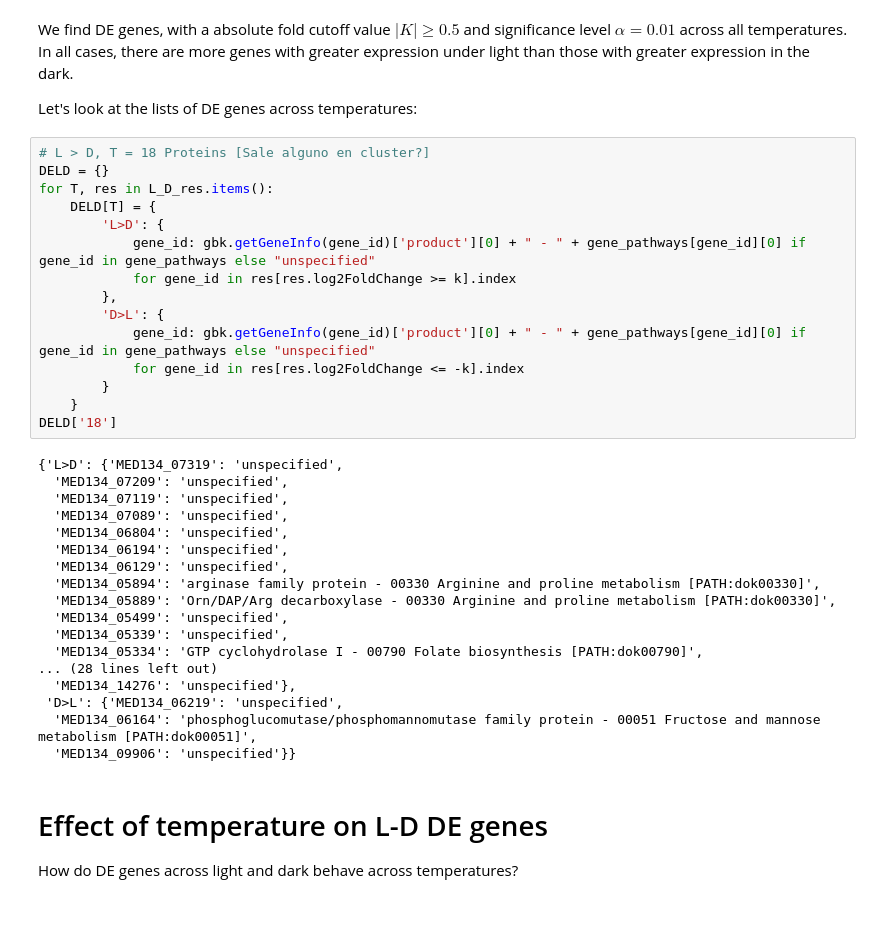
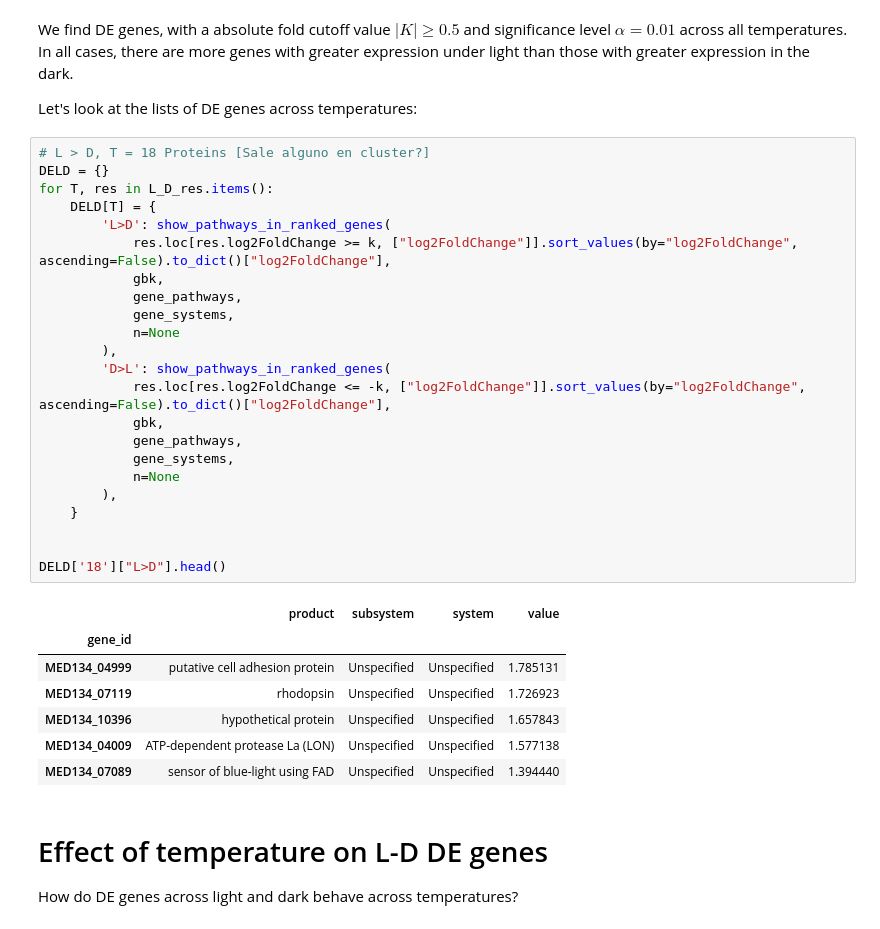
Before and after one commit to Robaina/Dokdonia, a Jupyter notebook: Super_Clean_Dokdonia.ipynb, the cells around one changed output. Cells and saved outputs as stored; diff of their text form.

```diff
--- a/Super_Clean_Dokdonia.ipynb
+++ b/Super_Clean_Dokdonia.ipynb
@@ -91,36 +91,34 @@ Let's look at the lists of DE genes across  temperatures:
 # %%
 # L > D, T = 18 Proteins [Sale alguno en cluster?]
 DELD = {}
 for T, res in L_D_res.items():
     DELD[T] = {
-        'L>D': {
-            gene_id: gbk.getGeneInfo(gene_id)['product'][0] + " - " + gene_pathways[gene_id][0] if gene_id in gene_pathways else "unspecified"
-            for gene_id in res[res.log2FoldChange >= k].index
-        },
-        'D>L': {
-            gene_id: gbk.getGeneInfo(gene_id)['product'][0] + " - " + gene_pathways[gene_id][0] if gene_id in gene_pathways else "unspecified"
-            for gene_id in res[res.log2FoldChange <= -k].index
-        }
+        'L>D': show_pathways_in_ranked_genes(
+            res.loc[res.log2FoldChange >= k, ["log2FoldChange"]].sort_values(by="log2FoldChange", ascending=False).to_dict()["log2FoldChange"],
+            gbk,
+            gene_pathways,
+            gene_systems,
+            n=None
+        ),
+        'D>L': show_pathways_in_ranked_genes(
+            res.loc[res.log2FoldChange <= -k, ["log2FoldChange"]].sort_values(by="log2FoldChange", ascending=False).to_dict()["log2FoldChange"],
+            gbk,
+            gene_pathways,
+            gene_systems,
+            n=None
+        ),
     }
-DELD['18']
+
+
+DELD['18']["L>D"].head()
 # %% [output]
-{'L>D': {'MED134_07319': 'unspecified',
-  'MED134_07209': 'unspecified',
-  'MED134_07119': 'unspecified',
-  'MED134_07089': 'unspecified',
-  'MED134_06804': 'unspecified',
-  'MED134_06194': 'unspecified',
-  'MED134_06129': 'unspecified',
-  'MED134_05894': 'arginase family protein - 00330 Arginine and proline metabolism [PATH:dok00330]',
-  'MED134_05889': 'Orn/DAP/Arg decarboxylase - 00330 Arginine and proline metabolism [PATH:dok00330]',
-  'MED134_05499': 'unspecified',
-  'MED134_05339': 'unspecified',
-  'MED134_05334': 'GTP cyclohydrolase I - 00790 Folate biosynthesis [PATH:dok00790]',
-... (28 lines left out)
-  'MED134_14276': 'unspecified'},
- 'D>L': {'MED134_06219': 'unspecified',
-  'MED134_06164': 'phosphoglucomutase/phosphomannomutase family protein - 00051 Fructose and mannose metabolism [PATH:dok00051]',
-  'MED134_09906': 'unspecified'}}
+|  | product | subsystem | system | value |
+| gene_id |  |  |  |  |
+| MED134_04999 | putative cell adhesion protein | Unspecified | Unspecified | 1.785131 |
+| MED134_07119 | rhodopsin | Unspecified | Unspecified | 1.726923 |
+| MED134_10396 | hypothetical protein | Unspecified | Unspecified | 1.657843 |
+| MED134_04009 | ATP-dependent protease La (LON) | Unspecified | Unspecified | 1.577138 |
+| MED134_07089 | sensor of blue-light using FAD | Unspecified | Unspecified | 1.394440 |
 # %% [markdown]
 # Effect of temperature on L-D DE genes
 How do DE genes across light and dark behave across temperatures?
```
Also changed, not shown: 1 other file.
